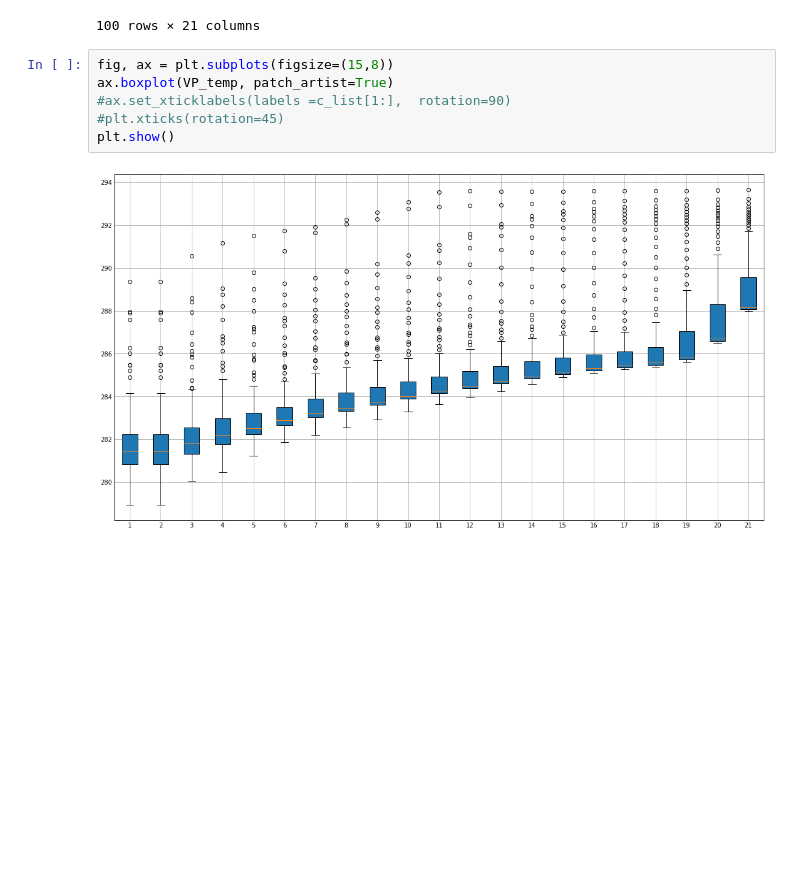
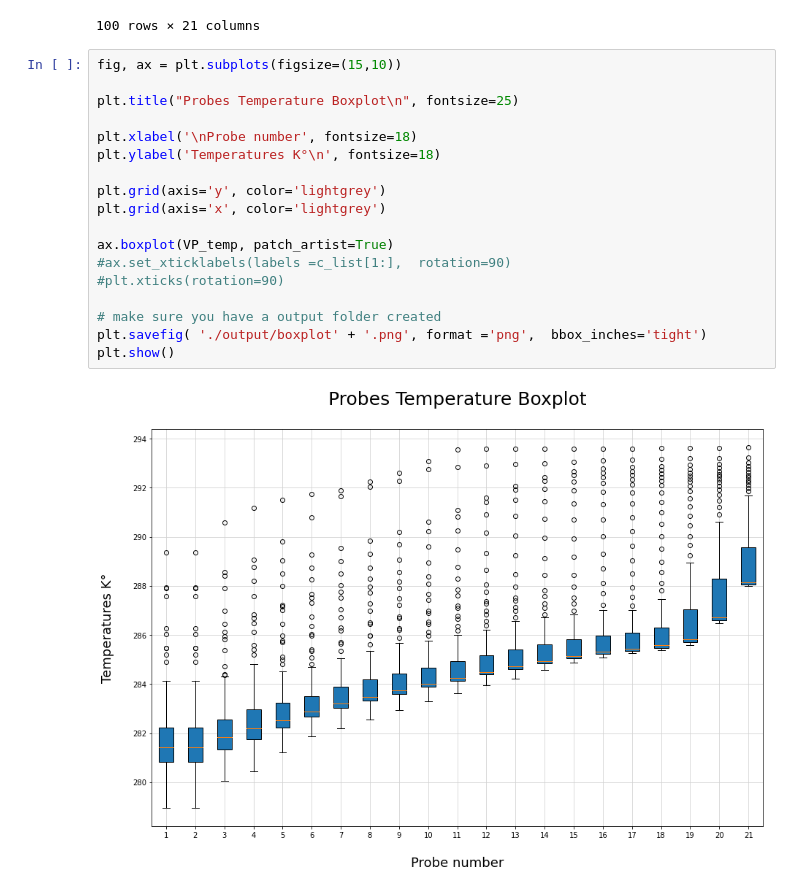
Before and after one commit to 255ribeiro/Algorithmic_Modeling_Special_Training, a Jupyter notebook: docs/Python_Training/dados_py/pandas_intro_02.ipynb, the cells around one changed output. Drawn from its saved outputs; the diff is of its cells as text; blank space fills up the shorter version.

```diff
--- a/docs/Python_Training/dados_py/pandas_intro_02.ipynb
+++ b/docs/Python_Training/dados_py/pandas_intro_02.ipynb
@@ -128,10 +155,22 @@ VP_temp
 | 99 | 280.684473 | 280.684473 | 280.996389 | 281.467090 | 281.970243 | 282.459682 | 282.860816 | 283.216398 | 283.544736 | 283.842790 | ... | ... |
 100 rows × 21 columns
 # %%
-fig, ax = plt.subplots(figsize=(15,8))
+fig, ax = plt.subplots(figsize=(15,10))
+
+plt.title("Probes Temperature Boxplot\n", fontsize=25)
+
+plt.xlabel('\nProbe number', fontsize=18)
+plt.ylabel('Temperatures K°\n', fontsize=18)
+
+plt.grid(axis='y', color='lightgrey')
+plt.grid(axis='x', color='lightgrey')
+
 ax.boxplot(VP_temp, patch_artist=True)
 #ax.set_xticklabels(labels =c_list[1:],  rotation=90)
-#plt.xticks(rotation=45)
+#plt.xticks(rotation=90)
+
+# make sure you have a output folder created
+plt.savefig( './output/boxplot' + '.png', format ='png',  bbox_inches='tight')
 plt.show()
 # %% [output]
-[figure, old version]
+[figure, new version]
```
Also changed, not shown: parts of 10 cells of this notebook, 12 other files.
